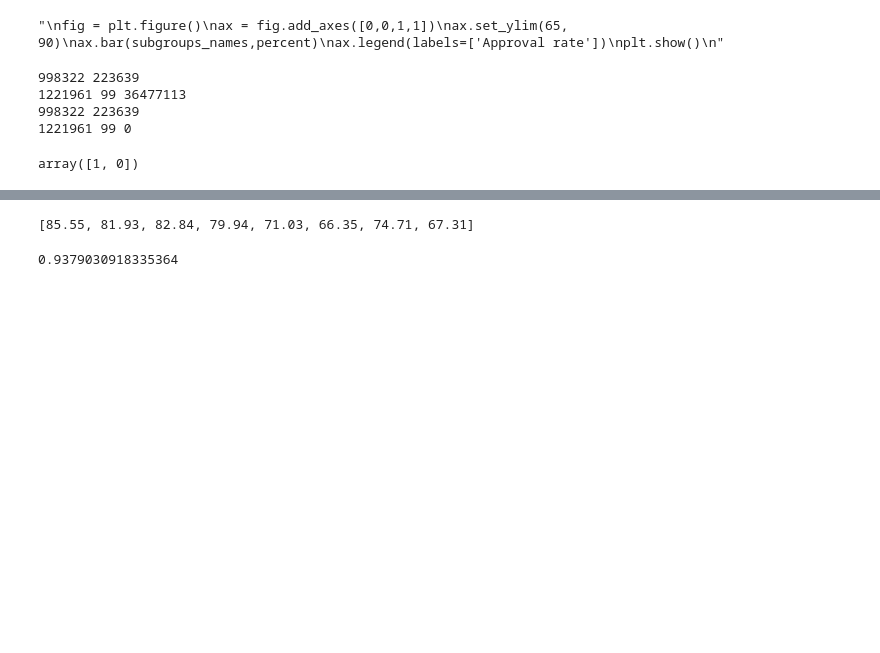
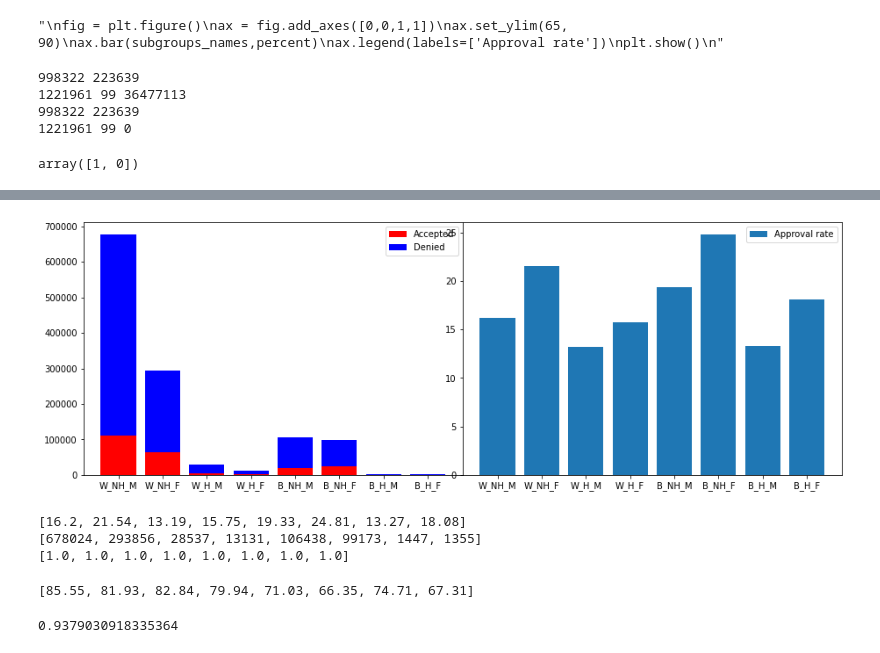
Before and after one commit to quimHM/QHM_TFG_repository, a Jupyter notebook: HMDA_test.ipynb, the cells around one changed output, grey strips where cells are left out. Drawn from its saved outputs; the diff is of its cells as text; code cells hidden in the pictures; blank space fills up the shorter version.

```diff
--- a/HMDA_test.ipynb
+++ b/HMDA_test.ipynb
@@ -504,3 +692,17 @@ for x in range(len(X_fractions)-1):
+# %%
+model = LogisticRegression(solver="liblinear")
+first_part_scores_dict = cross_validate(model,X_fractions[90],y_fractions[90],cv=5, return_estimator=True)
+model = first_part_scores_dict["estimator"][0]
+original_pred = create_df(X,X.columns,model.predict(X),"action_taken")
+original_pred_subgroups = show_subgroups(original_pred,True,True)
+print(original_pred_subgroups[4])
+print([len(item) for item in original_pred_subgroups[0]])
+print([round(len(item)/len(item2),4) for item,item2 in zip(original_pred_subgroups[0],subgroups[0])])
+# %% [output]
+[figure, added]
+[16.2, 21.54, 13.19, 15.75, 19.33, 24.81, 13.27, 18.08]
+[678024, 293856, 28537, 13131, 106438, 99173, 1447, 1355]
+[1.0, 1.0, 1.0, 1.0, 1.0, 1.0, 1.0, 1.0]
 # %%
 subgroups[4] #fatal, les etiquetes reals son mes esbiaixades que les predicted finals...
 # %% [output]
```
Also changed, not shown: parts of 18 cells of this notebook.
